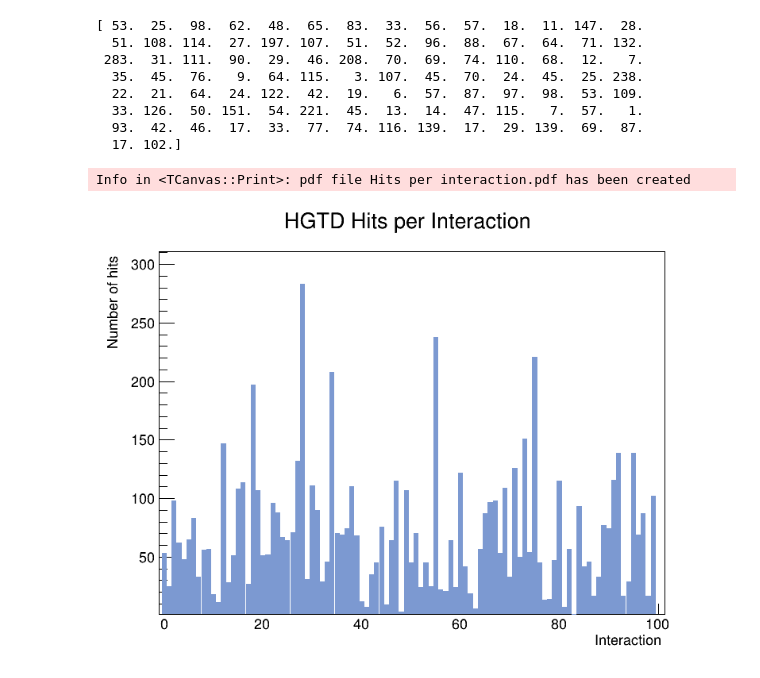
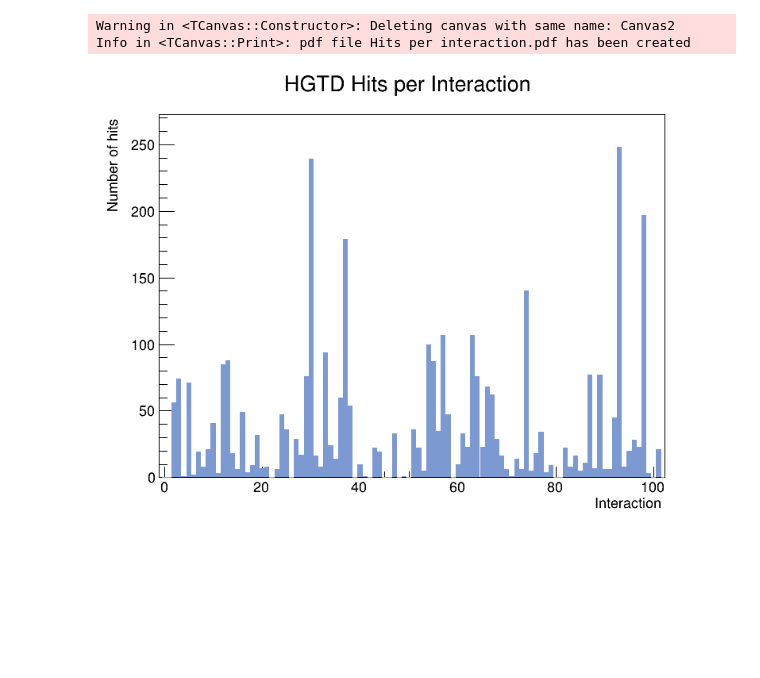
Before and after one commit to rupozzi/HGTDLumiToyStudies, a Jupyter notebook: Ruben/Hits_per_interaction_PDF.ipynb, the cells around one changed output. Drawn from its saved outputs; the diff is of its cells as text; code cells hidden in the pictures; blank space fills up the shorter version.

Commit message:
Minimum bias events for hits-per-interaction PDF

```diff
--- a/Ruben/Hits_per_interaction_PDF.ipynb
+++ b/Ruben/Hits_per_interaction_PDF.ipynb
@@ -0,0 +1,18 @@
+# %%
+import ROOT
+import numpy as np
+import time as time
+
+# Count the time
+start_time = time.time()
+
+# Load the file and get the tree
+#f = ROOT.TFile.Open("SiHitValid_s3654.root", "READ")
+f = ROOT.TFile.Open("SiHitValid_minbias_1k.s3654.root", "READ")
+
+tree = f.Get("SiHGTD")
+print("The loaded tree 'hgtdHits' contains %d events" % tree.GetEntries())
+
+# Print out the objects and branches
+f.ls()
+tree.Print()
@@ -1,29 +22,14 @@
 # %%
-import ROOT
-import numpy as np
-import time as time
-
-# Count the time
-start_time = time.time()
-
-# Load the file and get the tree
-f = ROOT.TFile.Open("SiHitValid_s3654.root", "READ")
-tree = f.Get("SiHGTD")
-print("The loaded tree 'hgtdHits' contains %d events" % tree.GetEntries())
-
-# Print out the objects and branches
-f.ls()
-tree.Print()
 
 # Create histograms
-histo_hits = ROOT.TH1F("Hits histo", "HGTD hits vs eta; |eta|; Number of hits", 50, 2.39, 2.81)
-histo_per_interaction = ROOT.TH1F("Histo_hits_per_event", "HGTD hits for %d interactions; Number of hits; Frequency"%tree.GetEntries(), 50, 0., 1100.)
+histo_hits = ROOT.TH1F("Hits histo", "HGTD hits vs eta; |eta|; Number of hits", 50, 2.38, 2.82)
+histo_per_interaction = ROOT.TH1F("Histo_hits_per_event", "HGTD hits for %d interactions; Number of hits; Frequency"%tree.GetEntries(), 50, 0., 300.)
 
 eventCount = 0
-printDetailsEventMax=100
+printDetailsEventMax=1000
 
 # Number of hits that fall inside the acceptance conditions
-hits_per_interaction = np.zeros(100)
+hits_per_interaction = np.zeros(1000)
 
 
 # Loop through each event in the tree
@@ -137,26 +135,18 @@ Info in <TCanvas::Print>: pdf file Hits per interaction.pdf has been created
 # %%
-print (hits_per_interaction)
 # open a canvas to draw the histogram on
 c2 = ROOT.TCanvas("Canvas2", "Title", 800, 600)
-x_axis = np.arange(0,100)
+x_axis = np.arange(0,1000)
 g = ROOT.TGraph(len(hits_per_interaction), x_axis.astype(np.double),hits_per_interaction.astype(np.double))
 g.SetTitle( "HGTD Hits per Interaction")
 g.GetXaxis().SetTitle('Interaction')
 g.GetYaxis().SetTitle('Number of hits')
 g.GetXaxis().SetRange(-5,93)
 g.SetFillColor(38)
 g.Draw('AB')
 
 c2.Draw()
 c2.SaveAs("Hits per interaction.pdf")
 # %% [output]
-[ 53.  25.  98.  62.  48.  65.  83.  33.  56.  57.  18.  11. 147.  28.
-  51. 108. 114.  27. 197. 107.  51.  52.  96.  88.  67.  64.  71. 132.
- 283.  31. 111.  90.  29.  46. 208.  70.  69.  74. 110.  68.  12.   7.
-  35.  45.  76.   9.  64. 115.   3. 107.  45.  70.  24.  45.  25. 238.
-  22.  21.  64.  24. 122.  42.  19.   6.  57.  87.  97.  98.  53. 109.
-  33. 126.  50. 151.  54. 221.  45.  13.  14.  47. 115.   7.  57.   1.
-  93.  42.  46.  17.  33.  77.  74. 116. 139.  17.  29. 139.  69.  87.
-  17. 102.]
+Warning in <TCanvas::Constructor>: Deleting canvas with same name: Canvas2
+Info in <TCanvas::Print>: pdf file Hits per interaction.pdf has been created
-Info in <TCanvas::Print>: pdf file Hits per interaction.pdf has been created
-[figure, old version]
+[figure, new version]
```
Also changed, not shown: parts of 5 cells of this notebook, 2 other files.
